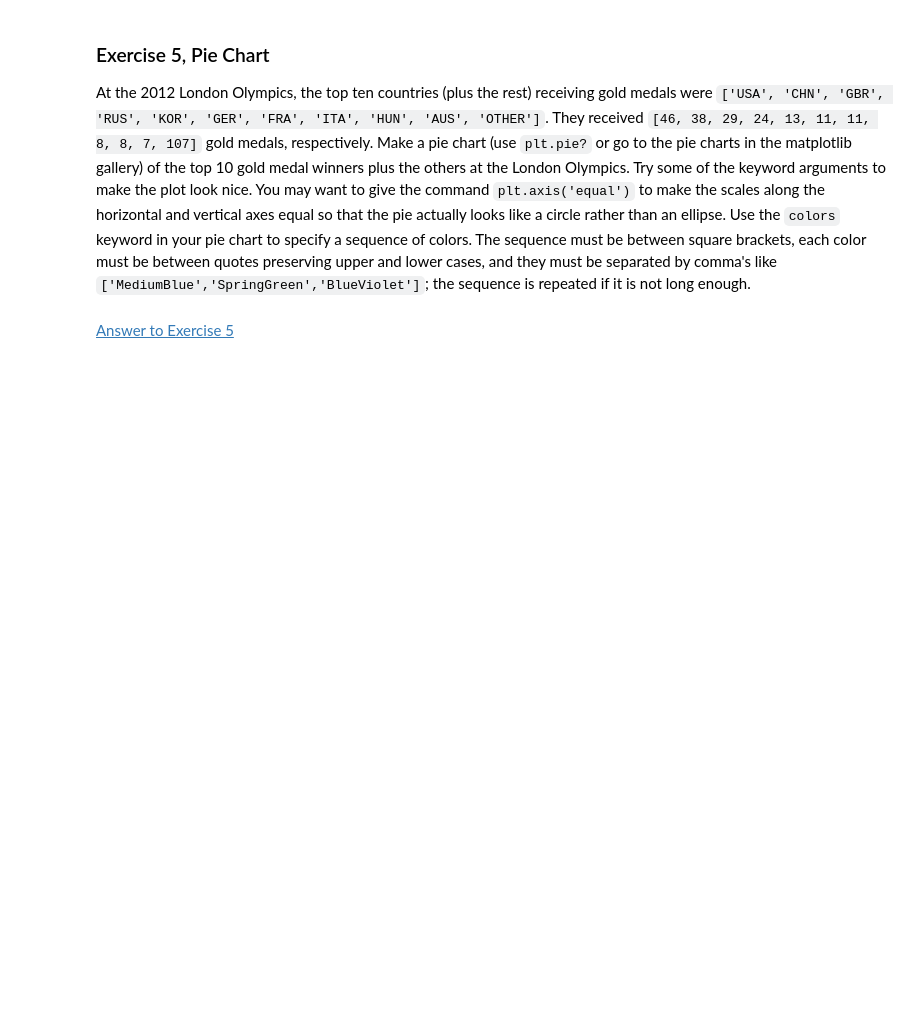
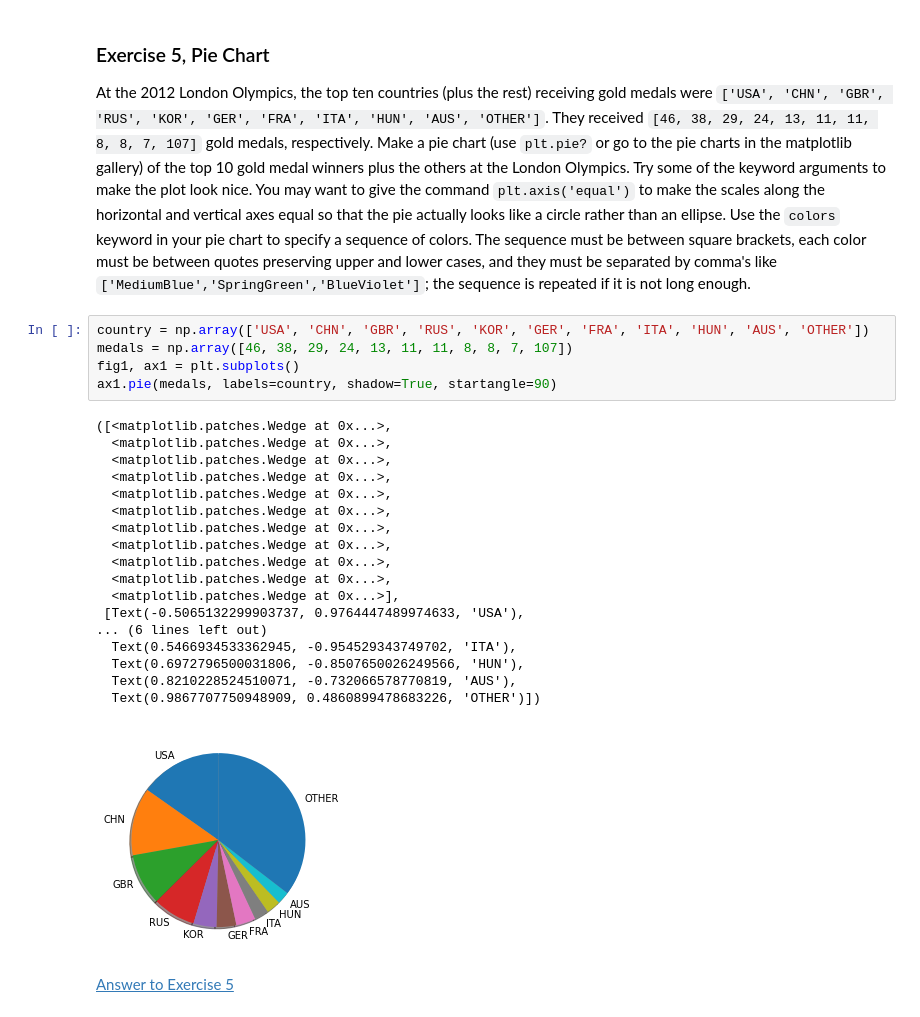
Before and after one commit to lucius-k/TUD_python_course_b, a Jupyter notebook: notebook1_basics_plotting/py_exploratory_comp_1_sol.ipynb, the cells around one changed output. Saved outputs shown, nothing was run; the diff lists cells and outputs as text; blank space fills up the shorter version.

```diff
--- a/notebook1_basics_plotting/py_exploratory_comp_1_sol.ipynb
+++ b/notebook1_basics_plotting/py_exploratory_comp_1_sol.ipynb
@@ -295,6 +340,30 @@ The plotting package `matplotlib` allows you to make very fancy graphs. Check ou
 # %% [markdown]
 ### <a name="ex5"></a> Exercise 5, Pie Chart
 At the 2012 London Olympics, the top ten countries (plus the rest) receiving gold medals were `['USA', 'CHN', 'GBR', 'RUS', 'KOR', 'GER', 'FRA', 'ITA', 'HUN', 'AUS', 'OTHER']`. They received  `[46, 38, 29, 24, 13, 11, 11, 8, 8, 7, 107]` gold medals, respectively. Make a pie chart (use `plt.pie?` or go to the pie charts in the matplotlib gallery) of the top 10 gold medal winners plus the others at the London Olympics. Try some of the keyword arguments to make the plot look nice. You may want to give the command `plt.axis('equal')` to make the scales along the horizontal and vertical axes equal so that the pie actually looks like a circle rather than an ellipse. Use the `colors` keyword in your pie chart to specify a sequence of colors. The sequence must be between square brackets, each color must be between quotes preserving upper and lower cases, and they must be separated by comma's like `['MediumBlue','SpringGreen','BlueViolet']`; the sequence is repeated if it is not long enough.
+# %%
+country = np.array(['USA', 'CHN', 'GBR', 'RUS', 'KOR', 'GER', 'FRA', 'ITA', 'HUN', 'AUS', 'OTHER'])
+medals = np.array([46, 38, 29, 24, 13, 11, 11, 8, 8, 7, 107])
+fig1, ax1 = plt.subplots()
+ax1.pie(medals, labels=country, shadow=True, startangle=90)
+# %% [output]
+([<matplotlib.patches.Wedge at 0x...>,
+  <matplotlib.patches.Wedge at 0x...>,
+  <matplotlib.patches.Wedge at 0x...>,
+  <matplotlib.patches.Wedge at 0x...>,
+  <matplotlib.patches.Wedge at 0x...>,
+  <matplotlib.patches.Wedge at 0x...>,
+  <matplotlib.patches.Wedge at 0x...>,
+  <matplotlib.patches.Wedge at 0x...>,
+  <matplotlib.patches.Wedge at 0x...>,
+  <matplotlib.patches.Wedge at 0x...>,
+  <matplotlib.patches.Wedge at 0x...>],
+ [Text(-0.5065132299903737, 0.9764447489974633, 'USA'),
+... (6 lines left out)
+  Text(0.5466934533362945, -0.954529343749702, 'ITA'),
+  Text(0.6972796500031806, -0.8507650026249566, 'HUN'),
+  Text(0.8210228524510071, -0.732066578770819, 'AUS'),
+  Text(0.9867707750948909, 0.4860899478683226, 'OTHER')])
+[figure, added]
 # %% [markdown]
 <a href="#ex5answer">Answer to Exercise 5</a>
 # %% [markdown]
```
Also changed, not shown: parts of 4 cells of this notebook, 1 other file.
